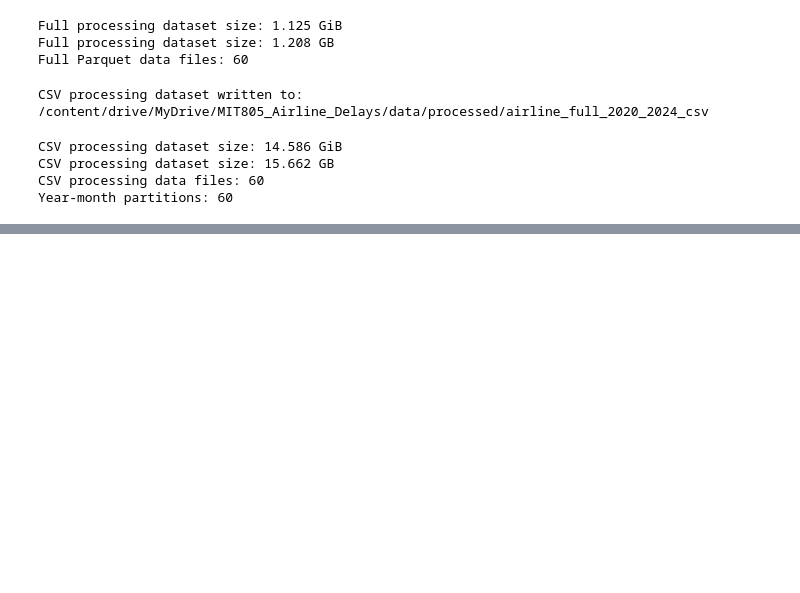
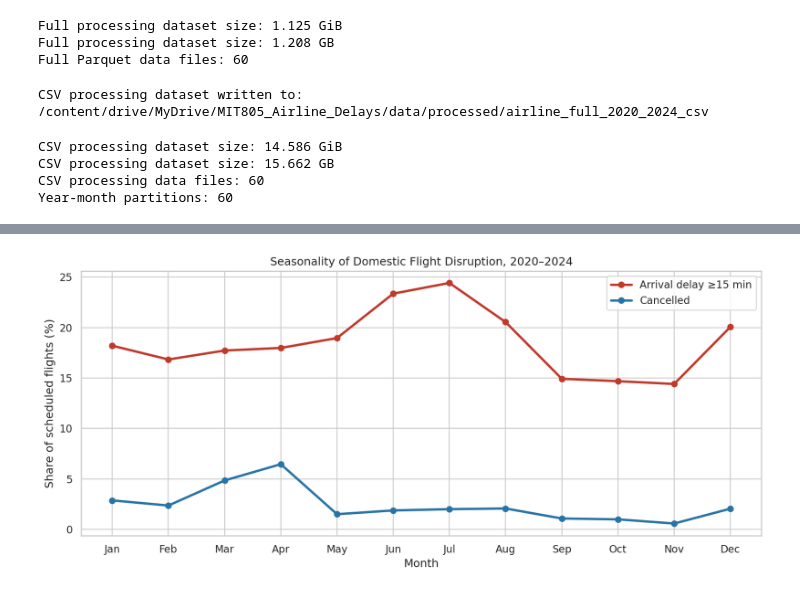
Before and after one commit to Pumlisa97/mit805-airline-delays-pyspark, a Jupyter notebook: notebooks/02_part1_pyspark_preparation_and_eda.ipynb, the cells around one changed output, grey strips where cells are left out. Drawn from its saved outputs; the diff is of its cells as text; code cells hidden in the pictures; blank space fills up the shorter version.

```diff
--- a/notebooks/02_part1_pyspark_preparation_and_eda.ipynb
+++ b/notebooks/02_part1_pyspark_preparation_and_eda.ipynb
@@ -371,0 +2205,39 @@ Year-month partitions: 60
+# %%
+fig, ax = plt.subplots(figsize=(11, 5))
+
+ax.plot(
+    monthly_pd["Month"],
+    monthly_pd["arrival_delay_15m_rate"] * 100,
+    marker="o",
+    linewidth=2.5,
+    color="#C0392B",
+    label="Arrival delay ≥15 min"
+)
+
+ax.plot(
+    monthly_pd["Month"],
+    monthly_pd["cancellation_rate"] * 100,
+    marker="o",
+    linewidth=2.5,
+    color="#2874A6",
+    label="Cancelled"
+)
+
+ax.set(
+    title="Seasonality of Domestic Flight Disruption, 2020–2024",
+    xlabel="Month",
+    ylabel="Share of scheduled flights (%)",
+    xticks=range(1, 13)
+)
+
+ax.set_xticklabels(
+    ["Jan", "Feb", "Mar", "Apr", "May", "Jun",
+     "Jul", "Aug", "Sep", "Oct", "Nov", "Dec"]
+)
+
+ax.legend()
+plt.tight_layout()
+plt.savefig(FIGURES_DIR / "02_monthly_seasonality.png", bbox_inches="tight")
+plt.show()
+# %% [output]
+[figure, added]
```
Also changed, not shown: parts of 58 cells of this notebook.
